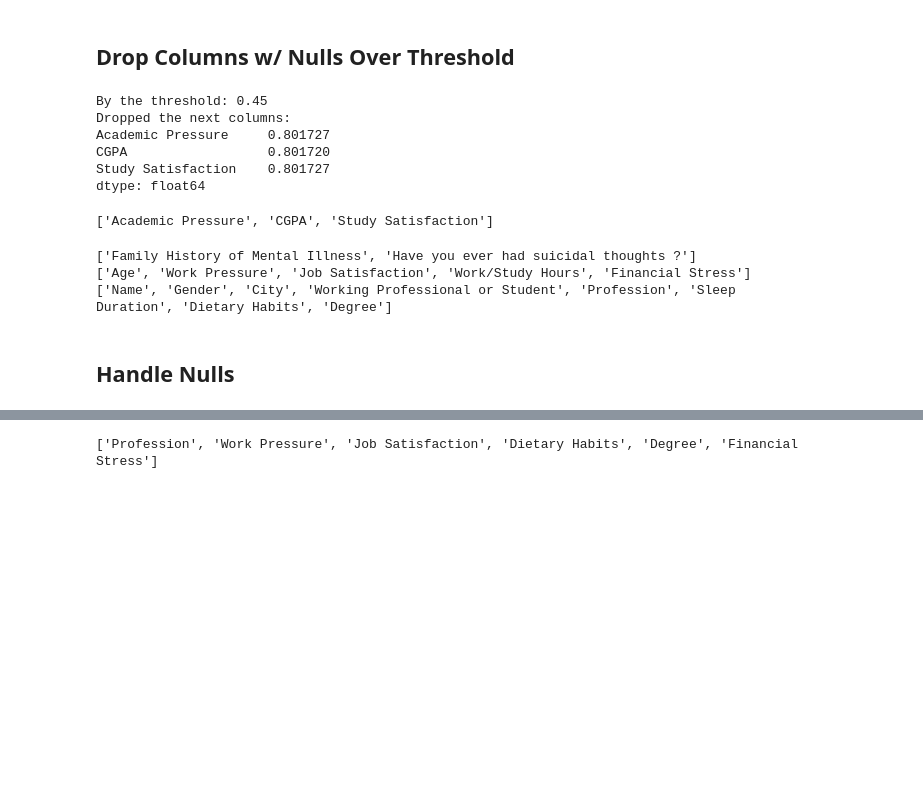
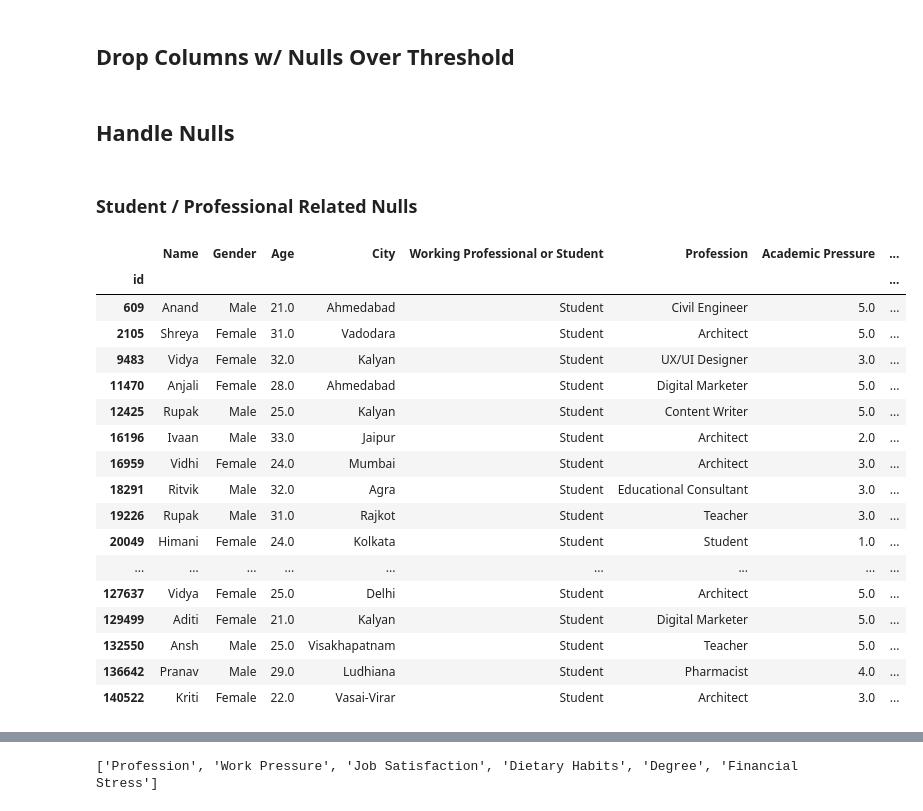
Before and after one commit to Omer-Z/Kaggle_Tasks, a Jupyter notebook: Mental_Health/src/analysis.ipynb, the cells around one changed output, grey strips where cells are left out. Cells and saved outputs as stored; diff of their text form; code cells hidden in the pictures; blank space fills up the shorter version.

```diff
--- a/Mental_Health/src/analysis.ipynb
+++ b/Mental_Health/src/analysis.ipynb
@@ -216,23 +216,34 @@ def drop_over_thrsld_nulls_cols(data: pd.DataFrame, nulls_threshold: float = 0.4
 # %%
-dropped_columns_list = drop_over_thrsld_nulls_cols(train_data)
-dropped_columns_list
+# dropped_columns_list = drop_over_thrsld_nulls_cols(train_data)
+# dropped_columns_list
-# %% [output]
-By the threshold: 0.45
-Dropped the next columns:
-Academic Pressure     0.801727
-CGPA                  0.801720
-Study Satisfaction    0.801727
-dtype: float64
-['Academic Pressure', 'CGPA', 'Study Satisfaction']
 # %%
-NUM_COLS    = [col for col in NUM_COLS    if col not in dropped_columns_list]
-CAT_COLS    = [col for col in CAT_COLS    if col not in dropped_columns_list]
-YES_NO_COLS = [col for col in YES_NO_COLS if col not in dropped_columns_list]
+# NUM_COLS    = [col for col in NUM_COLS    if col not in dropped_columns_list]
+# CAT_COLS    = [col for col in CAT_COLS    if col not in dropped_columns_list]
+# YES_NO_COLS = [col for col in YES_NO_COLS if col not in dropped_columns_list]
 
-print(YES_NO_COLS, NUM_COLS, CAT_COLS, sep='\n')
+# print(YES_NO_COLS, NUM_COLS, CAT_COLS, sep='\n')
-# %% [output]
-['Family History of Mental Illness', 'Have you ever had suicidal thoughts ?']
-['Age', 'Work Pressure', 'Job Satisfaction', 'Work/Study Hours', 'Financial Stress']
-['Name', 'Gender', 'City', 'Working Professional or Student', 'Profession', 'Sleep Duration', 'Dietary Habits', 'Degree']
 # %% [markdown]
 ## Handle Nulls
+# %% [markdown]
+### Student  / Professional Related Nulls
+# %%
+train_data.loc[(train_data['Working Professional or Student']=='Student') & ( ~train_data['Profession'].isna())]
+# %% [output]
+|  | Name | Gender | Age | City | Working Professional or Student | Profession | Academic Pressure | ... |
+| id |  |  |  |  |  |  |  | ... |
+| 609 | Anand | Male | 21.0 | Ahmedabad | Student | Civil Engineer | 5.0 | ... |
+| 2105 | Shreya | Female | 31.0 | Vadodara | Student | Architect | 5.0 | ... |
+| 9483 | Vidya | Female | 32.0 | Kalyan | Student | UX/UI Designer | 3.0 | ... |
+| 11470 | Anjali | Female | 28.0 | Ahmedabad | Student | Digital Marketer | 5.0 | ... |
+| 12425 | Rupak | Male | 25.0 | Kalyan | Student | Content Writer | 5.0 | ... |
+| 16196 | Ivaan | Male | 33.0 | Jaipur | Student | Architect | 2.0 | ... |
+| 16959 | Vidhi | Female | 24.0 | Mumbai | Student | Architect | 3.0 | ... |
+| 18291 | Ritvik | Male | 32.0 | Agra | Student | Educational Consultant | 3.0 | ... |
+| 19226 | Rupak | Male | 31.0 | Rajkot | Student | Teacher | 3.0 | ... |
+| 20049 | Himani | Female | 24.0 | Kolkata | Student | Student | 1.0 | ... |
+| ... | ... | ... | ... | ... | ... | ... | ... | ... |
+| 127637 | Vidya | Female | 25.0 | Delhi | Student | Architect | 5.0 | ... |
+| 129499 | Aditi | Female | 21.0 | Kalyan | Student | Digital Marketer | 5.0 | ... |
+| 132550 | Ansh | Male | 25.0 | Visakhapatnam | Student | Teacher | 5.0 | ... |
+| 136642 | Pranav | Male | 29.0 | Ludhiana | Student | Pharmacist | 4.0 | ... |
+| 140522 | Kriti | Female | 22.0 | Vasai-Virar | Student | Architect | 3.0 | ... |
```
Also changed, not shown: parts of 13 cells of this notebook.
